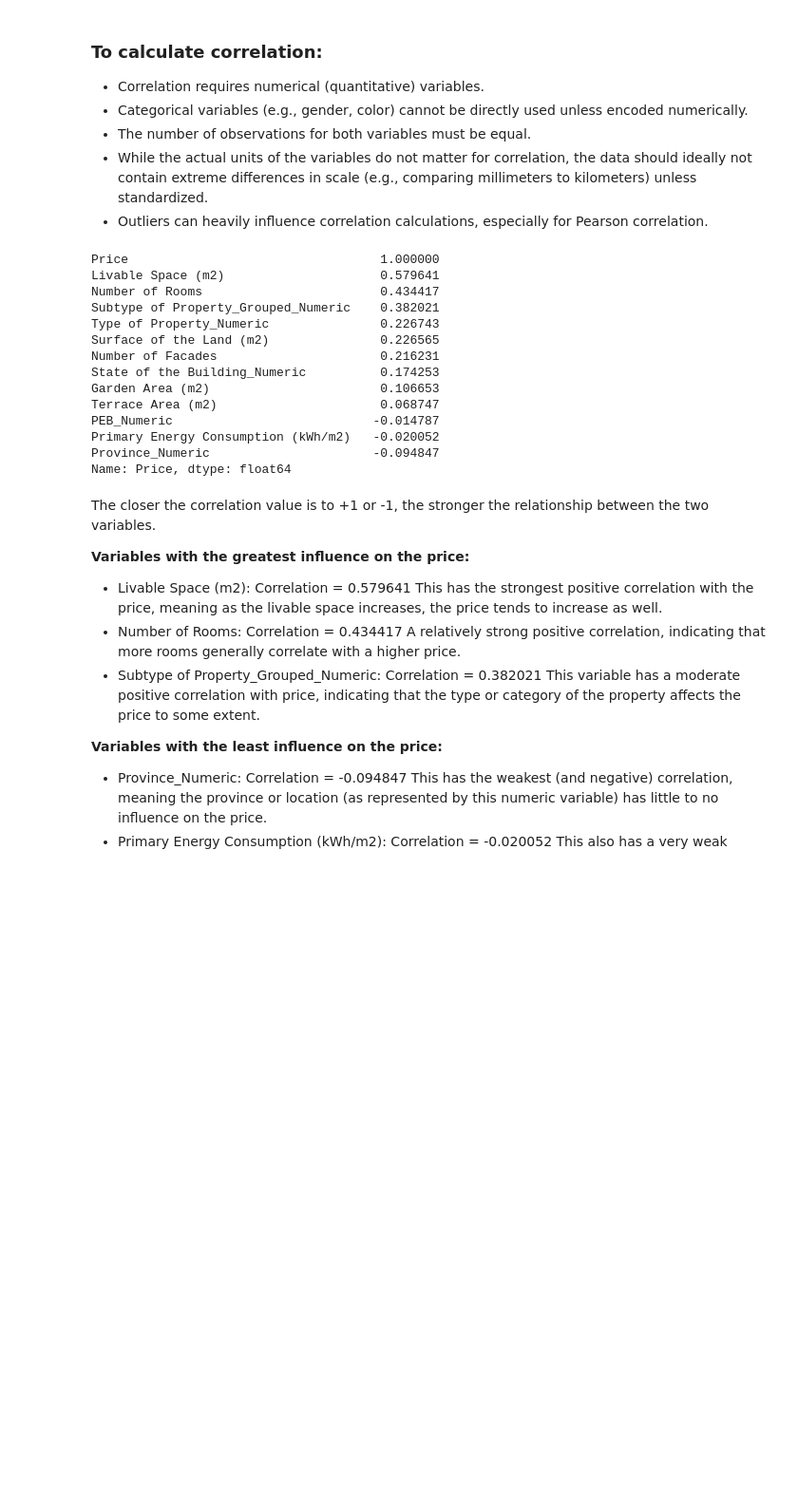
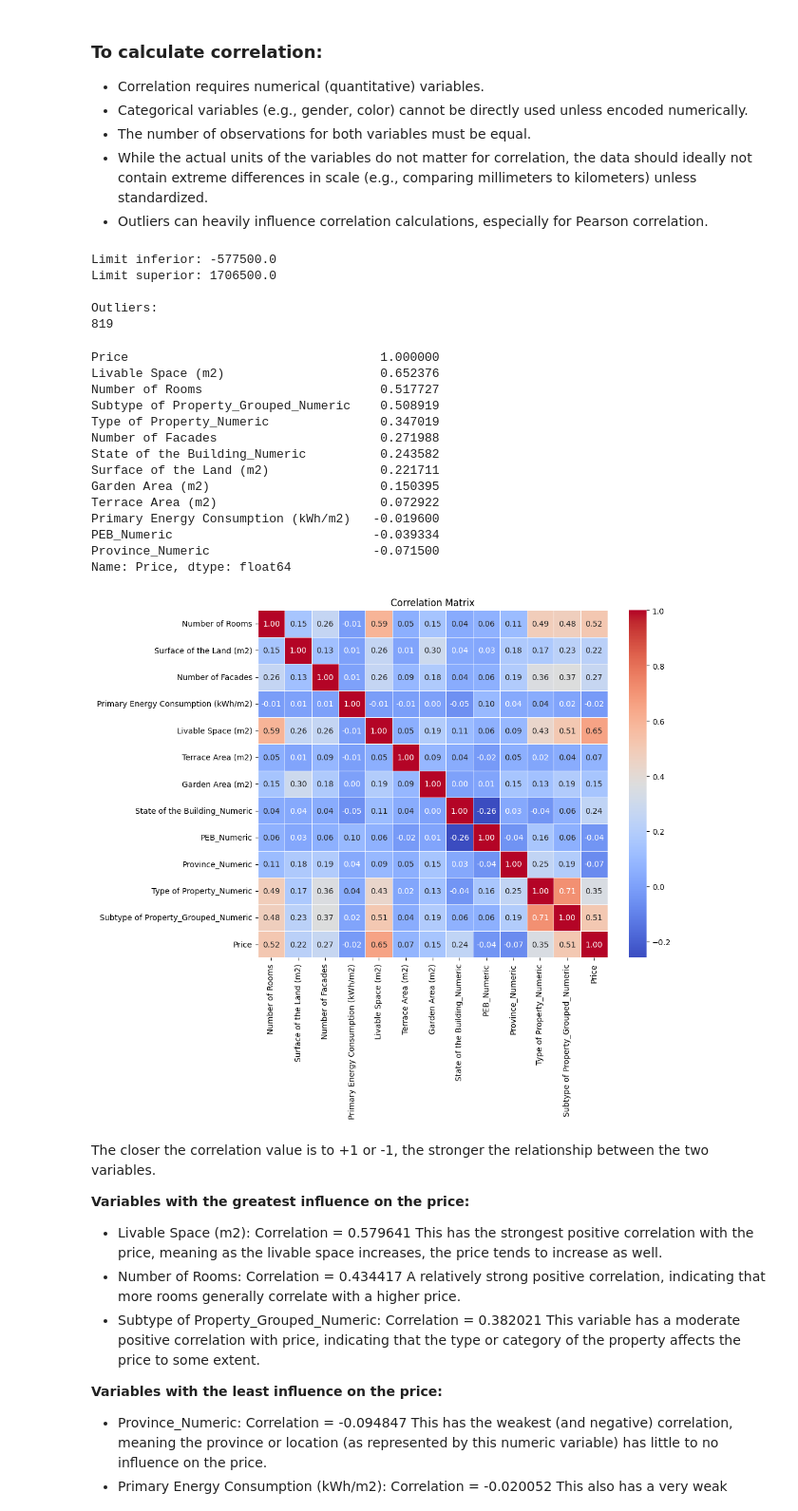
Before and after one commit to BeatrizJover/Data_analysis, a Jupyter notebook: data-analysis/correlation_analysis.ipynb, the cells around one changed output. Shown at 95% size. Cells and saved outputs as stored; diff of their text form; code cells hidden in the pictures; blank space fills up the shorter version.

```diff
--- a/data-analysis/correlation_analysis.ipynb
+++ b/data-analysis/correlation_analysis.ipynb
@@ -61,26 +61,59 @@ selected_columns = [
     'State of the Building_Numeric', 'PEB_Numeric', 'Province_Numeric',
     'Type of Property_Numeric', 'Subtype of Property_Grouped_Numeric'
     ]
+
+# Expanding the interquartile range
+Q1 = df['Price'].quantile(0.25)  #  (10%)
+Q3 = df['Price'].quantile(0.75)  #  (90%)
+IQR = Q3 - Q1
+
+# Calculate limits for outliers
+limit_inferior = Q1 - 1.5 * IQR
+limit_superior = Q3 + 1.5 * IQR
+
+outliers = df[(df['Price'] < limit_inferior) | (df['Price'] > limit_superior)]
+print(f"Limit inferior: {limit_inferior}")
+print(f"Limit superior: {limit_superior}")
+print("\nOutliers:")
+print(len(outliers))
+
+
+df_without_outliers = df[(df['Price'] > limit_inferior) & (df['Price'] < limit_superior)]
+# %% [output]
+Limit inferior: -577500.0
+Limit superior: 1706500.0
+
+Outliers:
+819
 # %%
 # Calculate the correlation matrix for the selected columns and 'Price'
-correlations = df[selected_columns + ['Price']].corr()
+correlations = df_without_outliers[selected_columns + ['Price']].corr()
 correlation_with_price = correlations['Price'].sort_values(ascending=False)
 print(correlation_with_price)
+
+# Create a heatmap
+plt.figure(figsize=(10, 8))  # You can adjust the size
+sns.heatmap(correlations, annot=True, cmap='coolwarm', fmt='.2f', linewidths=0.5)
+
+# Add labels and title
+plt.title('Correlation Matrix')
+plt.show()
 # %% [output]
 Price                                  1.000000
-Livable Space (m2)                     0.579641
-Number of Rooms                        0.434417
-Subtype of Property_Grouped_Numeric    0.382021
-Type of Property_Numeric               0.226743
-Surface of the Land (m2)               0.226565
-Number of Facades                      0.216231
-State of the Building_Numeric          0.174253
-Garden Area (m2)                       0.106653
-Terrace Area (m2)                      0.068747
-PEB_Numeric                           -0.014787
-Primary Energy Consumption (kWh/m2)   -0.020052
-Province_Numeric                      -0.094847
+Livable Space (m2)                     0.652376
+Number of Rooms                        0.517727
+Subtype of Property_Grouped_Numeric    0.508919
+Type of Property_Numeric               0.347019
+Number of Facades                      0.271988
+State of the Building_Numeric          0.243582
+Surface of the Land (m2)               0.221711
+Garden Area (m2)                       0.150395
+Terrace Area (m2)                      0.072922
+Primary Energy Consumption (kWh/m2)   -0.019600
+PEB_Numeric                           -0.039334
+Province_Numeric                      -0.071500
 Name: Price, dtype: float64
+[figure, added]
 # %% [markdown]
 The closer the correlation value is to +1 or -1, the stronger the relationship between the two variables.
 
```
Also changed, not shown: 6 other files.
